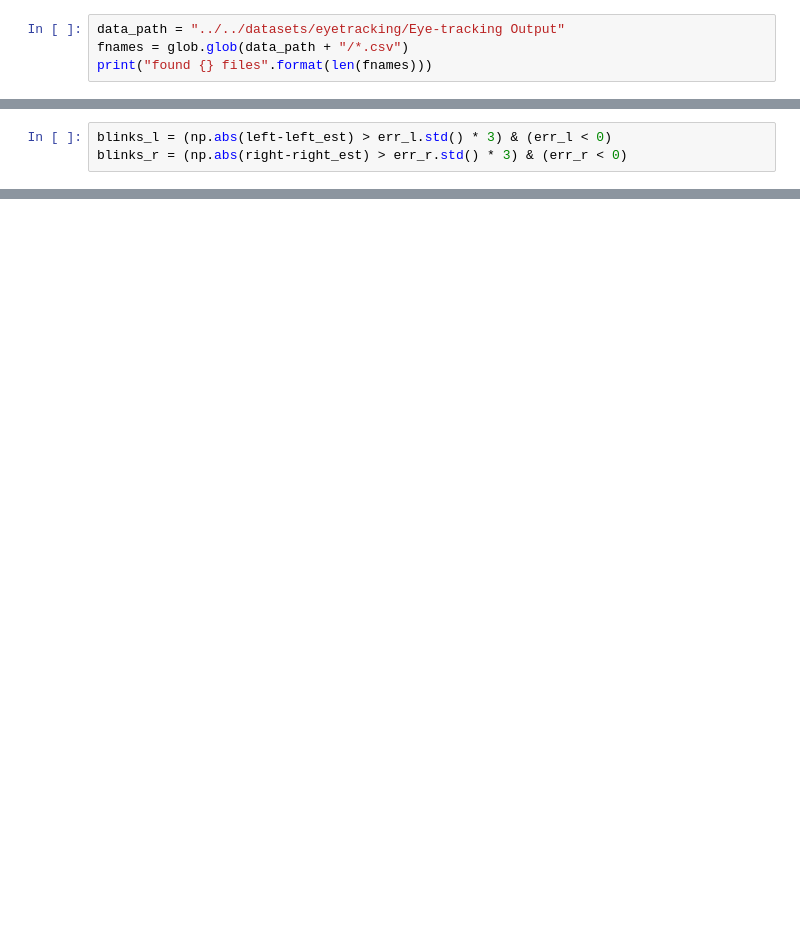
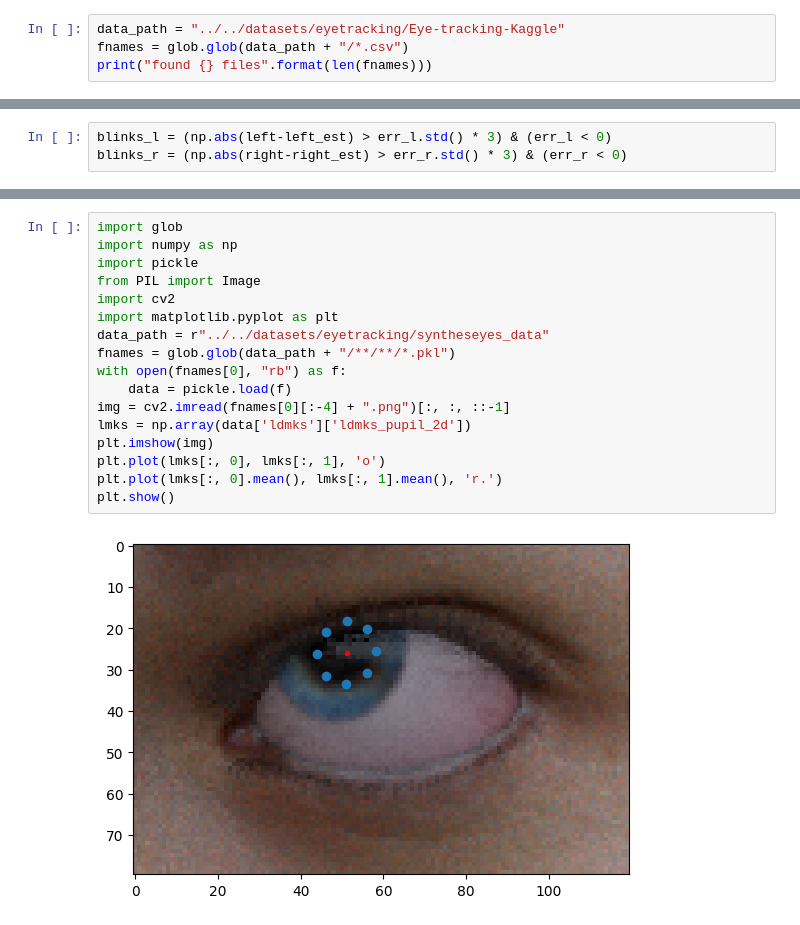
Before and after one commit to avi33/eyetracking, a Jupyter notebook: playground.ipynb, the cells around one changed output, grey strips where cells are left out. Cells and saved outputs as stored; diff of their text form; blank space fills up the shorter version.

```diff
--- a/playground.ipynb
+++ b/playground.ipynb
@@ -8,6 +8,6 @@ from solve_yw import YullieWalker
 from datetime import datetime
 import scipy
 # %%
-data_path = "../../datasets/eyetracking/Eye-tracking Output"
+data_path = "../../datasets/eyetracking/Eye-tracking-Kaggle"
 fnames = glob.glob(data_path + "/*.csv")
 print("found {} files".format(len(fnames)))
@@ -148,0 +119,19 @@ ax[1].grid(True)
+# %%
+import glob
+import numpy as np
+import pickle
+from PIL import Image
+import cv2
+import matplotlib.pyplot as plt
+data_path = r"../../datasets/eyetracking/syntheseyes_data"
+fnames = glob.glob(data_path + "/**/**/*.pkl")
+with open(fnames[0], "rb") as f:
+    data = pickle.load(f)
+img = cv2.imread(fnames[0][:-4] + ".png")[:, :, ::-1]
+lmks = np.array(data['ldmks']['ldmks_pupil_2d'])
+plt.imshow(img)
+plt.plot(lmks[:, 0], lmks[:, 1], 'o')
+plt.plot(lmks[:, 0].mean(), lmks[:, 1].mean(), 'r.')
+plt.show()
+# %% [output]
+[figure, added]
```
Also changed, not shown: parts of 10 cells of this notebook.
